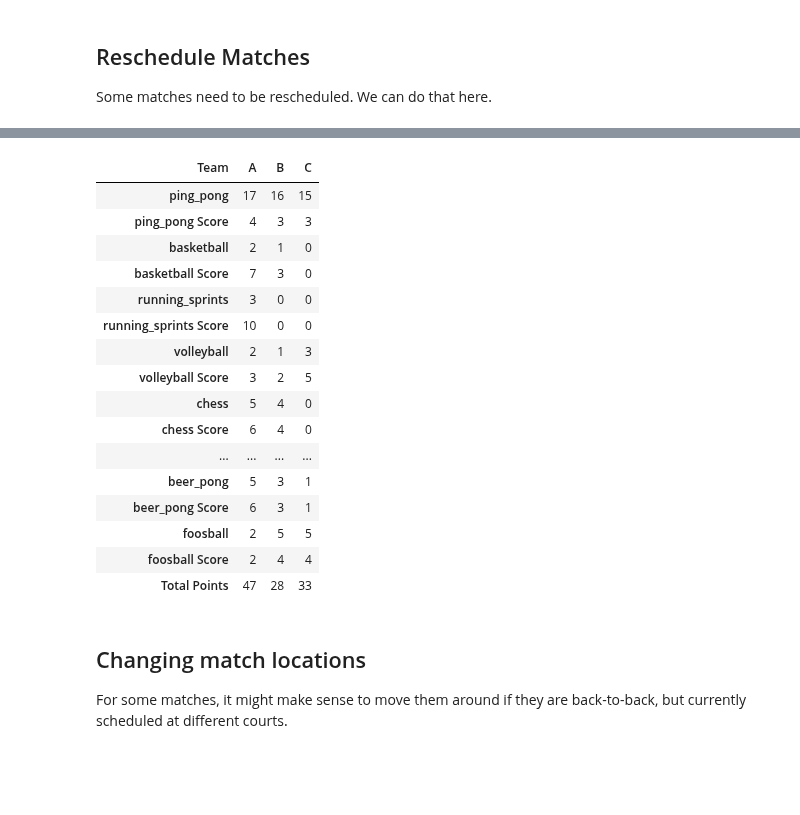
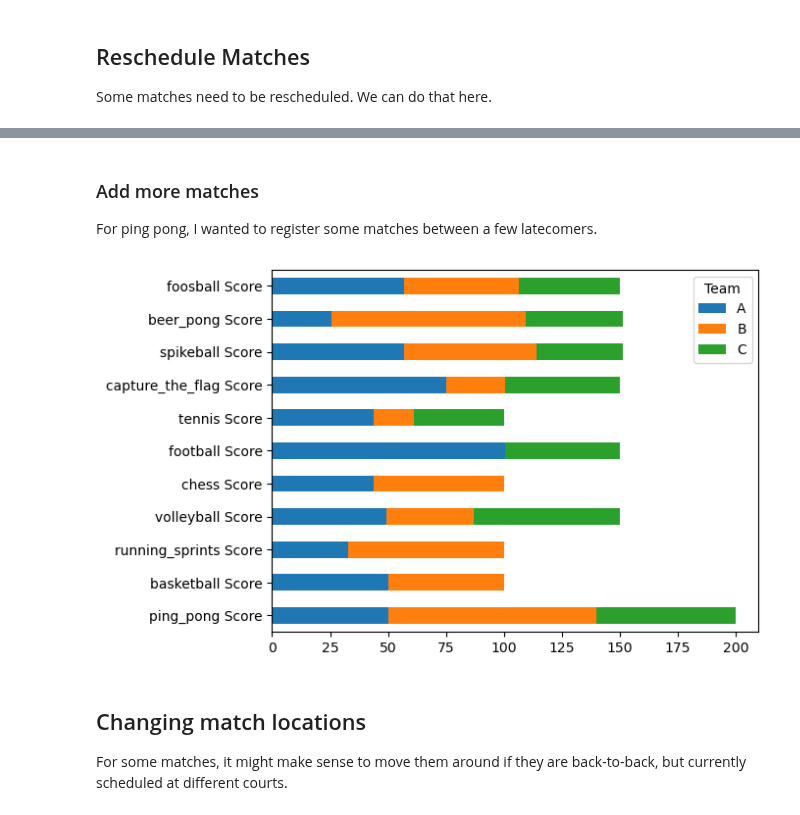
Before and after one commit to FBalzerMPE/imprs_sports_week, a Jupyter notebook: adjust_info.ipynb.ipynb, the cells around one changed output, grey strips where cells are left out. Saved outputs shown, nothing was run; the diff lists cells and outputs as text; code cells hidden in the pictures; blank space fills up the shorter version.

```diff
--- a/adjust_info.ipynb.ipynb
+++ b/adjust_info.ipynb.ipynb
@@ -180,0 +223,4 @@ Rewritten the time for ping_pongA: 10B: 05 to 18:45 (Tuesday).
+# %% [markdown]
+### Add more matches
+
+For ping pong, I wanted to register some matches between a few latecomers.
@@ -181,39 +239,45 @@ Rewritten the time for ping_pongA: 10B: 05 to 18:45 (Tuesday).
 # %%
-df = hf.turn_series_list_to_dataframe([m.as_series for m in hf.ALL_MATCHES])
+match_df = hf.turn_series_list_to_dataframe([m.as_series for m in hf.ALL_MATCHES])
 from random import choices, seed
 seed(42)
-df["winner"] = choices("ABC", k=len(df))
-df.head()
+match_df["subteam_a"] = match_df["team_a"]
+match_df["subteam_b"] = match_df["team_b"]
+match_df["team_a"] = match_df["team_a_key"].str.slice(0, 1)
+match_df["team_b"] = match_df["team_b_key"].str.slice(0, 1)
+match_df["winner"] = choices(["A", "B", "C", "AB", "AC", "BC"], k=len(match_df))
 
-sport_nums = {sport: [np.sum((df["winner"] == team) & (df["sport"] == sport)) for team in "ABC"] for sport in hf.SPORTS_LIST}
+def _calc_score_for_team(match_df: pd.DataFrame, team_letter: str, sport: str) -> float:
+    assert sport in hf.SPORTS_LIST
+    assert team_letter in "ABC"
+    sport_df = match_df[match_df["sport"] == sport]
+    num_won = np.sum(sport_df["winner"] == team_letter)
+    num_tied = np.sum(sport_df["winner"].apply(lambda x: len(x) > 1 and team_letter in x))
+    return num_won + 0.5 * num_tied
+
+sport_nums = {sport: [_calc_score_for_team(match_df, team, sport) for team in "ABC"] for sport in hf.SPORTS_LIST}
 sport_nums["Team"] = ["A", "B", "C"]
 df = pd.DataFrame(sport_nums).set_index("Team")
 for i, sport in enumerate(hf.SPORTS_LIST):
-    result_perc = np.round(df[sport]/df[sport].sum() * 10, 0)
-    df.insert(i*2+1, f"{sport} Score", result_perc)
+    result_perc = np.round(df[sport]/df[sport].sum() * 100, 0)*hf.SPORTS_EVENTS[sport].point_weight_factor
+    colname = f"{sport} Score"
+    df.insert(i*2+1, colname, result_perc)
     # df[f"{sport}_perc"] = result_perc
     # df = df.drop(sport, axis=1)
-df["Total Points"] = df[[col for col in df.columns if "Score" in col]].sum(axis=1)
-df = df.T
-df.apply(np.int64)
+score_df = df[[col for col in df.columns if "Score" in col]].copy()
+# df["Weight"] = df.index.map(lambda x: hf.SPORTS_EVENTS[x.split()[0]].point_weight_factor if x.split()[0] in hf.SPORTS_EVENTS else 0)
+# df = df.T
+# for sport in hf.SPORTS_LIST:
+#     col = sport + " Score"
+#     df[col] = df[col].astype(int)
+# match_df[match_df["sport"] == "basketball"]
+from matplotlib.axes import Axes
+ax: Axes
+fig, ax = plt.subplots()
+
+score_df.T.plot.barh(ax=ax, stacked=True)
+score_df["Total Points"] = score_df.sum(axis=1)
 # %% [output]
-| Team | A | B | C |
-| ping_pong | 17 | 16 | 15 |
-| ping_pong Score | 4 | 3 | 3 |
-| basketball | 2 | 1 | 0 |
-| basketball Score | 7 | 3 | 0 |
-| running_sprints | 3 | 0 | 0 |
-| running_sprints Score | 10 | 0 | 0 |
-| volleyball | 2 | 1 | 3 |
-| volleyball Score | 3 | 2 | 5 |
-| chess | 5 | 4 | 0 |
-| chess Score | 6 | 4 | 0 |
-| ... | ... | ... | ... |
-| beer_pong | 5 | 3 | 1 |
-| beer_pong Score | 6 | 3 | 1 |
-| foosball | 2 | 5 | 5 |
-| foosball Score | 2 | 4 | 4 |
-| Total Points | 47 | 28 | 33 |
+[figure, added]
 # %% [markdown]
 ## Changing match locations
 
```
Also changed, not shown: parts of 6 cells of this notebook, 21 other files.
